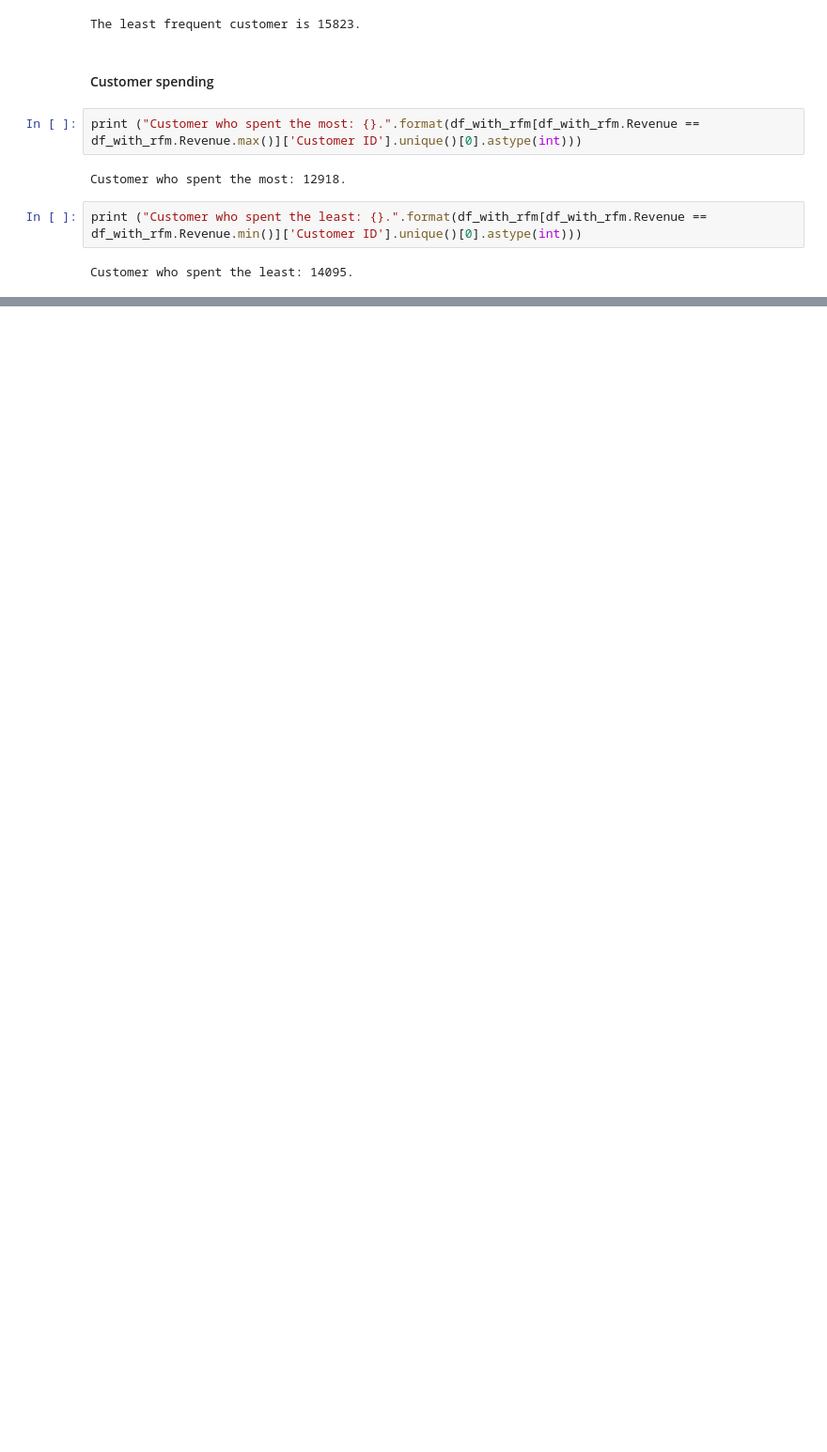
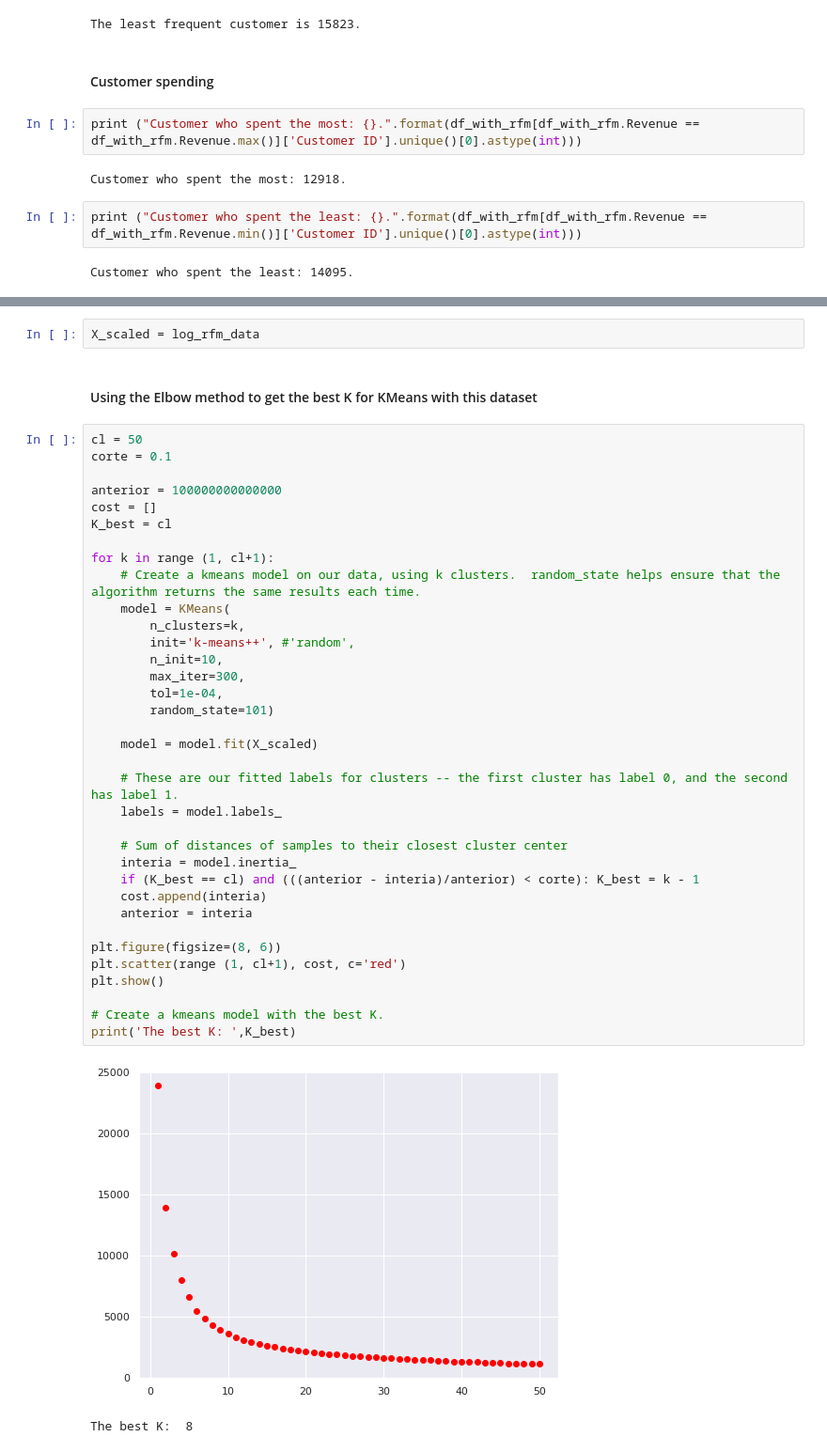
Before and after one commit to alokg1019/DataMining_Team1, a Jupyter notebook: EDA_Customer_Segmentation_Retail.ipynb, the cells around one changed output, grey strips where cells are left out. Shown at 94% size. Cells and saved outputs as stored; diff of their text form; blank space fills up the shorter version.

Commit message:
adding K-means

```diff
--- a/EDA_Customer_Segmentation_Retail.ipynb
+++ b/EDA_Customer_Segmentation_Retail.ipynb
@@ -791,0 +880,42 @@ Customer who spent the least: 14095.
+# %%
+X_scaled = log_rfm_data
+# %% [markdown]
+#### Using the Elbow method to get the best K for KMeans with this dataset
+# %%
+cl = 50
+corte = 0.1
+
+anterior = 100000000000000
+cost = []
+K_best = cl
+
+for k in range (1, cl+1):
+    # Create a kmeans model on our data, using k clusters.  random_state helps ensure that the algorithm returns the same results each time.
+    model = KMeans(
+        n_clusters=k,
+        init='k-means++', #'random',
+        n_init=10,
+        max_iter=300,
+        tol=1e-04,
+        random_state=101)
+
+    model = model.fit(X_scaled)
+
+    # These are our fitted labels for clusters -- the first cluster has label 0, and the second has label 1.
+    labels = model.labels_
+
+    # Sum of distances of samples to their closest cluster center
+    interia = model.inertia_
+    if (K_best == cl) and (((anterior - interia)/anterior) < corte): K_best = k - 1
+    cost.append(interia)
+    anterior = interia
+
+plt.figure(figsize=(8, 6))
+plt.scatter(range (1, cl+1), cost, c='red')
+plt.show()
+
+# Create a kmeans model with the best K.
+print('The best K: ',K_best)
+# %% [output]
+[figure, added]
+The best K:  8
```
Also changed, not shown: parts of 24 cells of this notebook.
